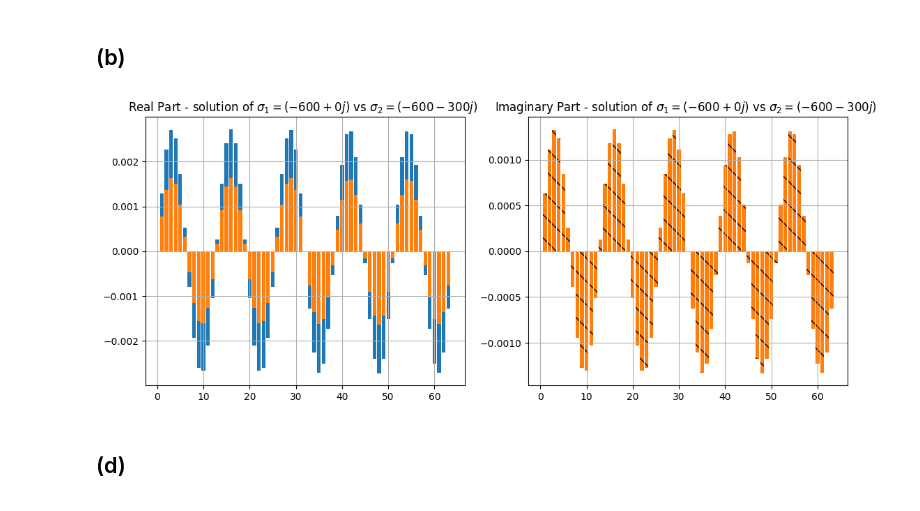
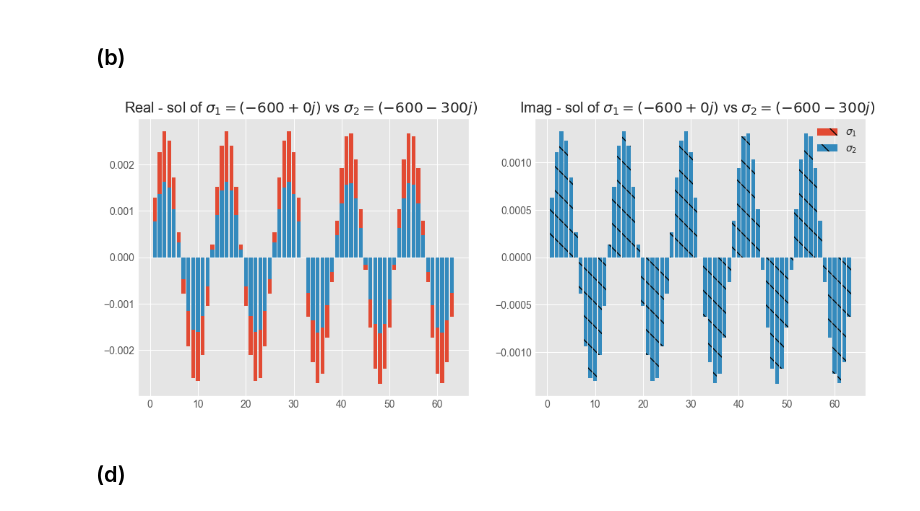
Before and after one commit to ISIPINK/Project-2023-2024-Multigrid-voor-het-oplossen-van-complex-waardige-Helmholtz-problemen, a Jupyter notebook: code/main.ipynb, the cells around one changed output. Saved outputs shown, nothing was run; the diff lists cells and outputs as text; code cells hidden in the pictures.

```diff
--- a/code/main.ipynb
+++ b/code/main.ipynb
@@ -16,6 +16,10 @@ from functools import partial
 
 import matplotlib.pyplot as plt
 from ipywidgets import interact,widgets
+
+plt.rc('axes', grid=True)
+plt.rc('legend', loc='best')
+plt.style.use('ggplot')
 # %% [output]
 The autoreload extension is already loaded. To reload it, use:
   %reload_ext autoreload
@@ -186,17 +186,18 @@ interactive(children=(IntSlider(value=64, description='n', max=1000, min=1), Flo
 # %%
 n =64
 sigma1 = complex(-600,0)
 sigma2 = complex(-600,-300)
 # f = pointsource_half(n)
 f = wave_basis_1D(n,10)
 u_exact1 = spsolve(helmholtz1D(n,sigma1),f)
 u_exact2 = spsolve(helmholtz1D(n,sigma2),f)
-title = rf"solution of $\sigma_1 = {sigma1}$ vs $\sigma_2 = {sigma2}$  "
-plt_vec(u_exact1)
-plt_vec(u_exact2,title,reuse=True)
+title = rf"sol of $\sigma_1 = {sigma1}$ vs $\sigma_2 = {sigma2}$  "
+plt_vec(u_exact1,label=r"$\sigma_{1}$")
+plt_vec(u_exact2,title,reuse=True,label=r"$\sigma_{2}$")
+plt.legend()
 plt.show()
 # %% [output]
-[figure, old version]
+[figure, new version]
 # %% [markdown]
 ## (d)
 # %%
```
Also changed, not shown: parts of 10 cells of this notebook, 9 other files.
